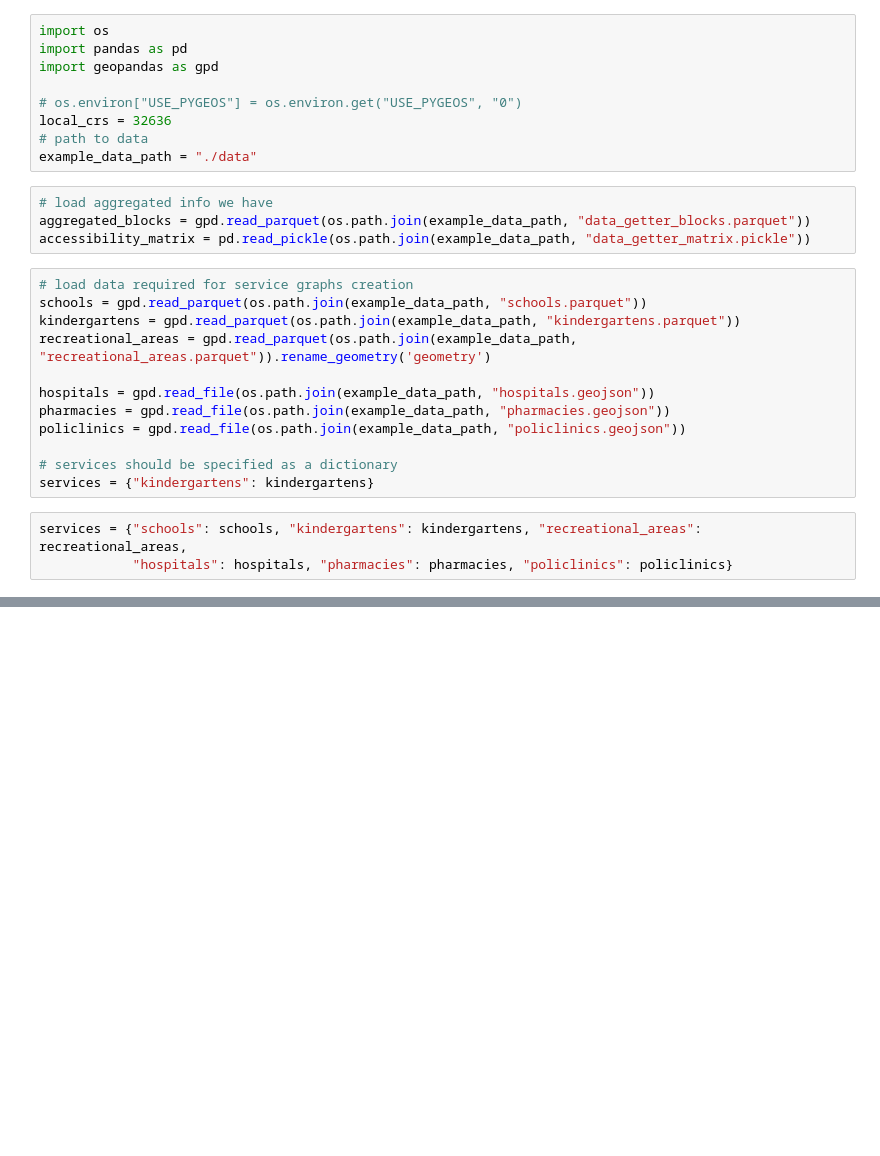
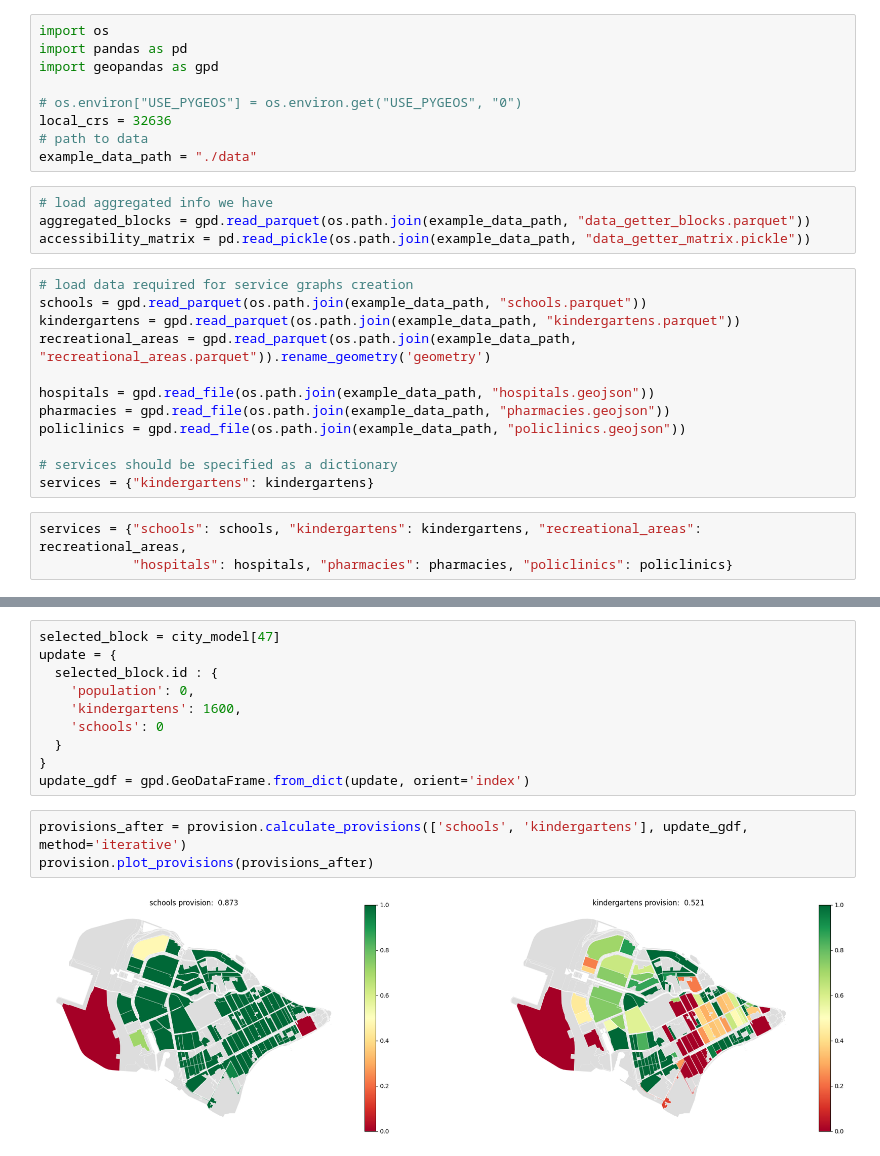
Before and after one commit to aimclub/blocksnet, a Jupyter notebook: examples/3b city_model iterative_provision.ipynb, the cells around one changed output, grey strips where cells are left out. Drawn from its saved outputs; the diff is of its cells as text; blank space fills up the shorter version.

```diff
--- a/examples/3b city_model iterative_provision.ipynb
+++ b/examples/3b city_model iterative_provision.ipynb
@@ -150,0 +51,15 @@ policlinics =  0.896
+# %%
+selected_block = city_model[47]
+update = {
+  selected_block.id : {
+    'population': 0,
+    'kindergartens': 1600,
+    'schools': 0
+  }
+}
+update_gdf = gpd.GeoDataFrame.from_dict(update, orient='index')
+# %%
+provisions_after = provision.calculate_provisions(['schools', 'kindergartens'], update_gdf,  method='iterative')
+provision.plot_provisions(provisions_after)
+# %% [output]
+[figure, added]
```
Also changed, not shown: parts of 11 cells of this notebook, 1 other file.
